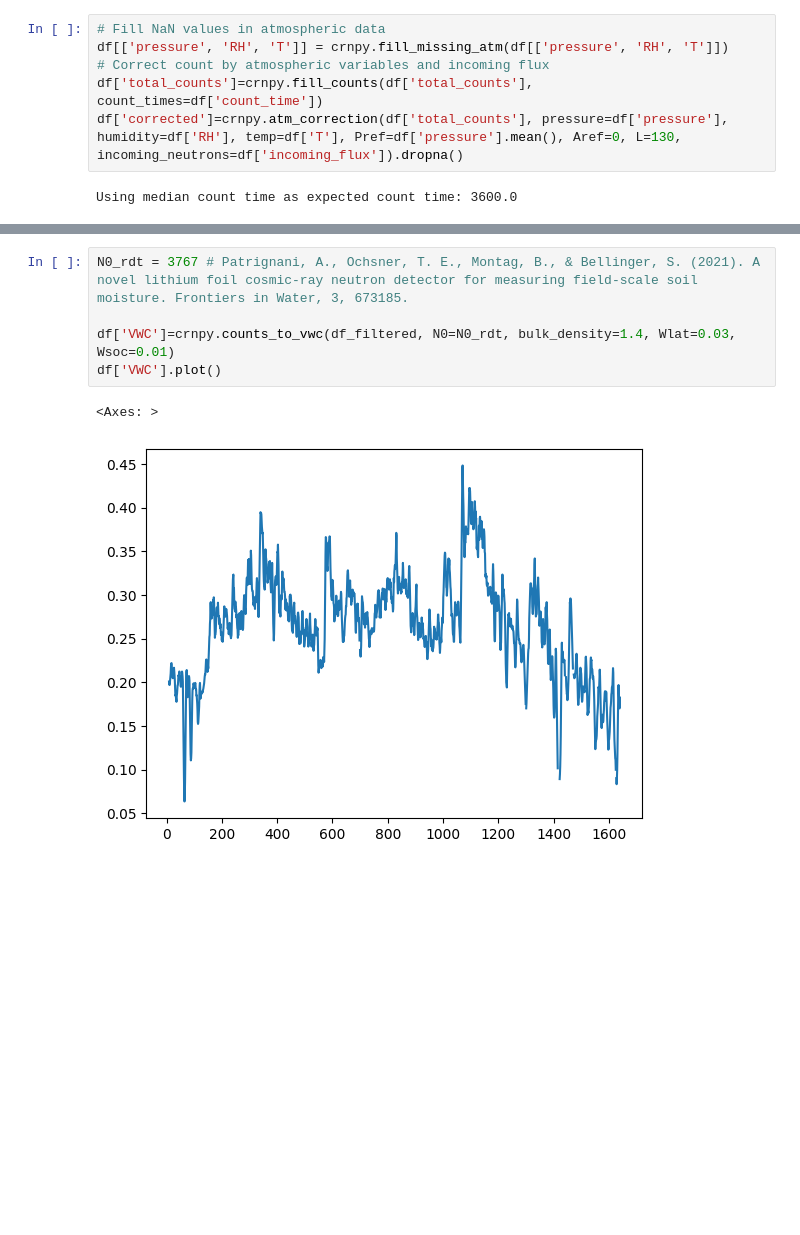
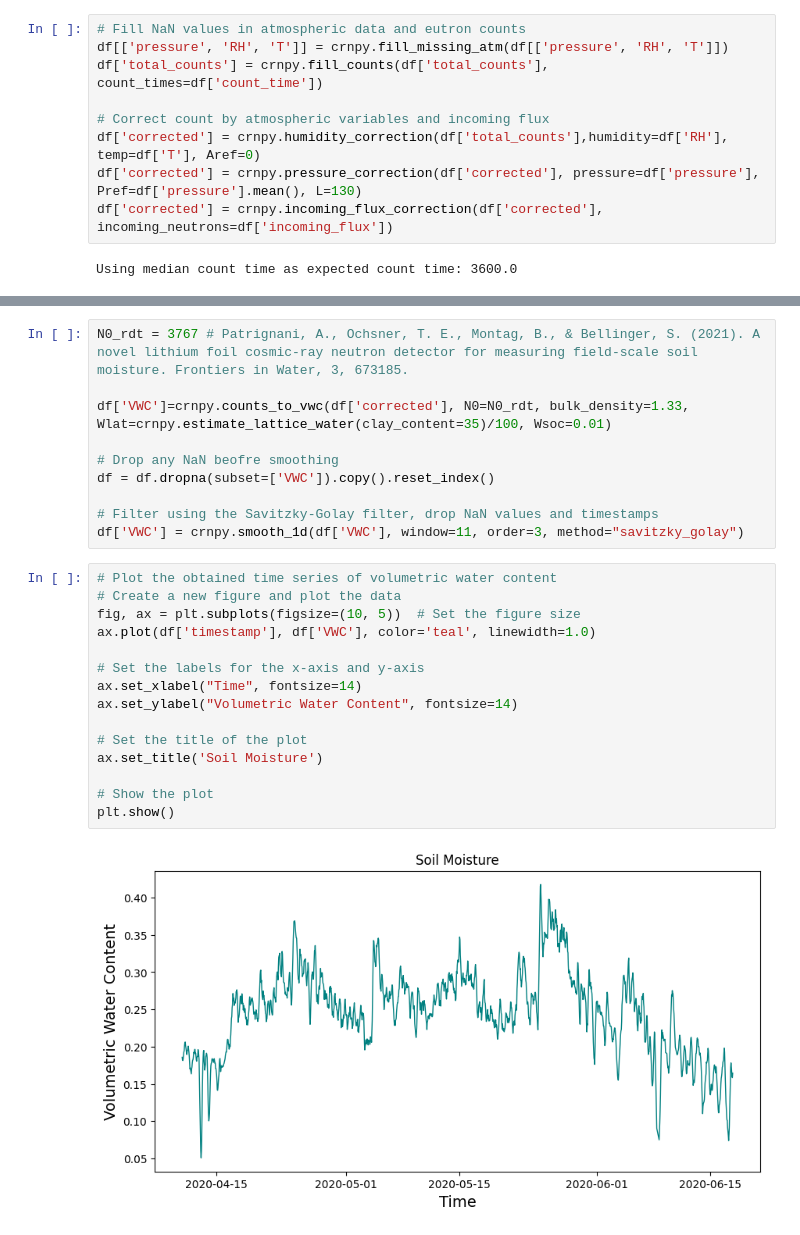
Before and after one commit to soilwater/crnpy, a Jupyter notebook: docs/examples/stationary/example_RDT_station.ipynb, the cells around one changed output, grey strips where cells are left out. Cells and saved outputs as stored; diff of their text form; blank space fills up the shorter version.

```diff
--- a/docs/examples/stationary/example_RDT_station.ipynb
+++ b/docs/examples/stationary/example_RDT_station.ipynb
@@ -94,9 +115,12 @@ Your cutoff rigidity is 2.87 GV
 This section is about correcting the atmospheric variables and incoming neutron flux. First, fill the missing values in the atmospheric data, then correct the count for atmospheric variables and incoming flux using [`atm_correction()`](../../../reference/#crnpy.crnpy.atm_correction).
 # %%
-# Fill NaN values in atmospheric data
+# Fill NaN values in atmospheric data and eutron counts
 df[['pressure', 'RH', 'T']] = crnpy.fill_missing_atm(df[['pressure', 'RH', 'T']])
+df['total_counts'] = crnpy.fill_counts(df['total_counts'], count_times=df['count_time'])
+
 # Correct count by atmospheric variables and incoming flux
-df['total_counts']=crnpy.fill_counts(df['total_counts'], count_times=df['count_time'])
-df['corrected']=crnpy.atm_correction(df['total_counts'], pressure=df['pressure'], humidity=df['RH'], temp=df['T'], Pref=df['pressure'].mean(), Aref=0, L=130, incoming_neutrons=df['incoming_flux']).dropna()
+df['corrected'] = crnpy.humidity_correction(df['total_counts'],humidity=df['RH'], temp=df['T'], Aref=0)
+df['corrected'] = crnpy.pressure_correction(df['corrected'], pressure=df['pressure'], Pref=df['pressure'].mean(), L=130)
+df['corrected'] = crnpy.incoming_flux_correction(df['corrected'], incoming_neutrons=df['incoming_flux'])
 # %% [output]
 Using median count time as expected count time: 3600.0
@@ -115,8 +129,27 @@ Convert the smoothed neutron counts to Volumetric Water Content (VWC) using the
 # %%
 N0_rdt = 3767 # Patrignani, A., Ochsner, T. E., Montag, B., & Bellinger, S. (2021). A novel lithium foil cosmic-ray neutron detector for measuring field-scale soil moisture. Frontiers in Water, 3, 673185.
 
-df['VWC']=crnpy.counts_to_vwc(df_filtered, N0=N0_rdt, bulk_density=1.4, Wlat=0.03, Wsoc=0.01)
-df['VWC'].plot()
+df['VWC']=crnpy.counts_to_vwc(df['corrected'], N0=N0_rdt, bulk_density=1.33, Wlat=crnpy.estimate_lattice_water(clay_content=35)/100, Wsoc=0.01)
+
+# Drop any NaN beofre smoothing
+df = df.dropna(subset=['VWC']).copy().reset_index()
+
+# Filter using the Savitzky-Golay filter, drop NaN values and timestamps
+df['VWC'] = crnpy.smooth_1d(df['VWC'], window=11, order=3, method="savitzky_golay")
-# %% [output]
-<Axes: >
-[figure, removed]
+# %%
+# Plot the obtained time series of volumetric water content
+# Create a new figure and plot the data
+fig, ax = plt.subplots(figsize=(10, 5))  # Set the figure size
+ax.plot(df['timestamp'], df['VWC'], color='teal', linewidth=1.0)
+
+# Set the labels for the x-axis and y-axis
+ax.set_xlabel("Time", fontsize=14)
+ax.set_ylabel("Volumetric Water Content", fontsize=14)
+
+# Set the title of the plot
+ax.set_title('Soil Moisture')
+
+# Show the plot
+plt.show()
+# %% [output]
+[figure, added]
```
Also changed, not shown: parts of 16 cells of this notebook, 16 other files.
